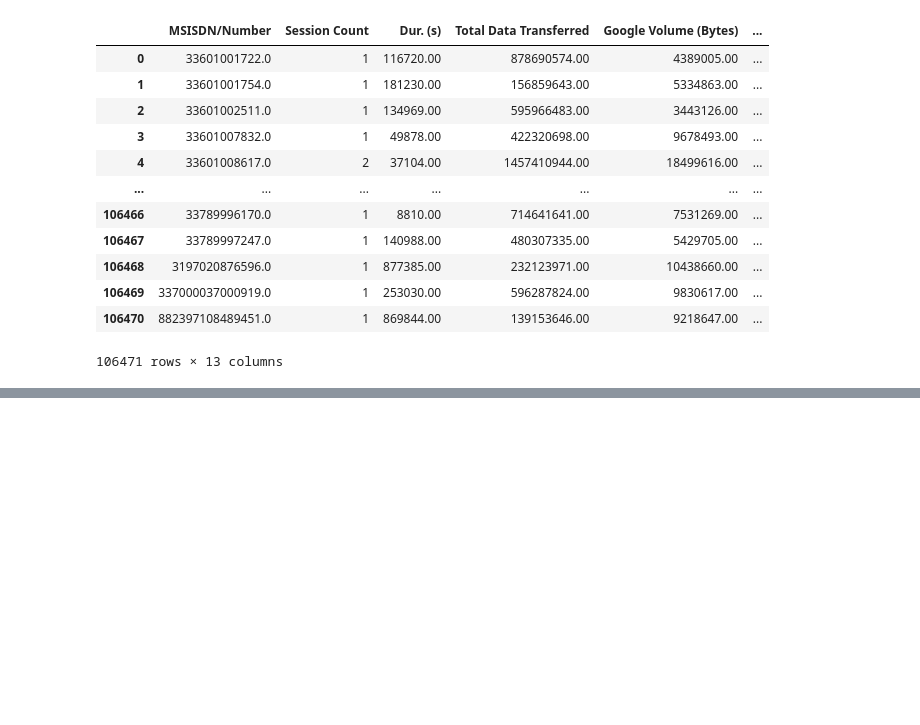
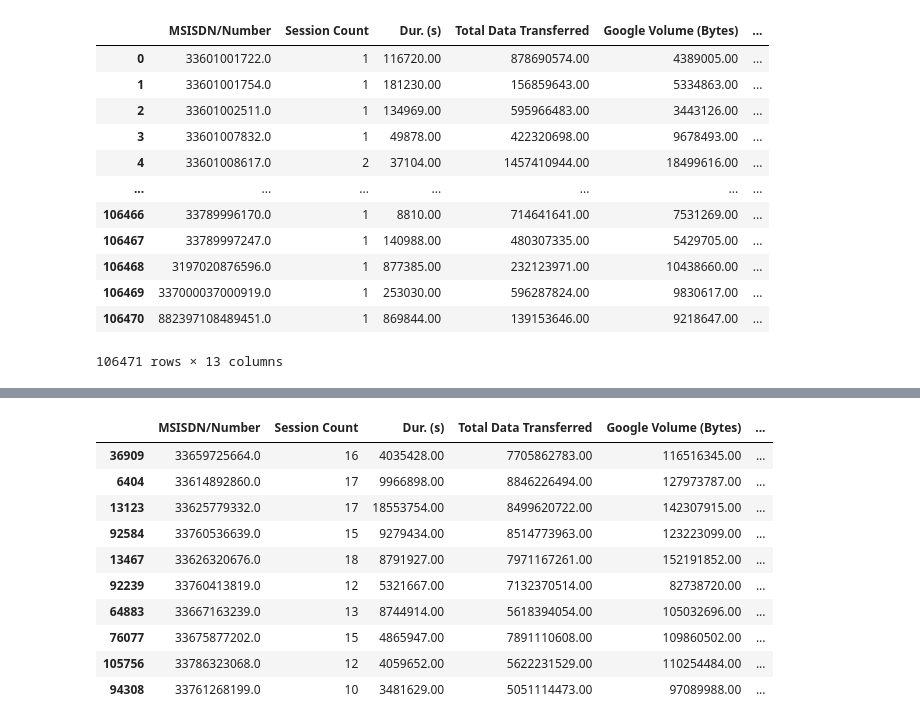
Before and after one commit to nahomfix/TellCo-Analysis, a Jupyter notebook: notebooks/user_engagement_analysis.ipynb, the cells around one changed output, grey strips where cells are left out. Drawn from its saved outputs; the diff is of its cells as text; code cells hidden in the pictures; blank space fills up the shorter version.

```diff
--- a/notebooks/user_engagement_analysis.ipynb
+++ b/notebooks/user_engagement_analysis.ipynb
@@ -221,0 +220,14 @@ traffic_per_app.sort_values(by="MSISDN/Number", ascending=False)[:10]
+# %%
+volume_per_user.sort_values(by="Netflix Volume (Bytes)", ascending=False)[:10]
+# %% [output]
+|  | MSISDN/Number | Session Count | Dur. (s) | Total Data Transferred | Google Volume (Bytes) | ... |
+| 36909 | 33659725664.0 | 16 | 4035428.00 | 7705862783.00 | 116516345.00 | ... |
+| 6404 | 33614892860.0 | 17 | 9966898.00 | 8846226494.00 | 127973787.00 | ... |
+| 13123 | 33625779332.0 | 17 | 18553754.00 | 8499620722.00 | 142307915.00 | ... |
+| 92584 | 33760536639.0 | 15 | 9279434.00 | 8514773963.00 | 123223099.00 | ... |
+| 13467 | 33626320676.0 | 18 | 8791927.00 | 7971167261.00 | 152191852.00 | ... |
+| 92239 | 33760413819.0 | 12 | 5321667.00 | 7132370514.00 | 82738720.00 | ... |
+| 64883 | 33667163239.0 | 13 | 8744914.00 | 5618394054.00 | 105032696.00 | ... |
+| 76077 | 33675877202.0 | 15 | 4865947.00 | 7891110608.00 | 109860502.00 | ... |
+| 105756 | 33786323068.0 | 12 | 4059652.00 | 5622231529.00 | 110254484.00 | ... |
+| 94308 | 33761268199.0 | 10 | 3481629.00 | 5051114473.00 | 97089988.00 | ... |
```
Also changed, not shown: parts of 17 cells of this notebook.
